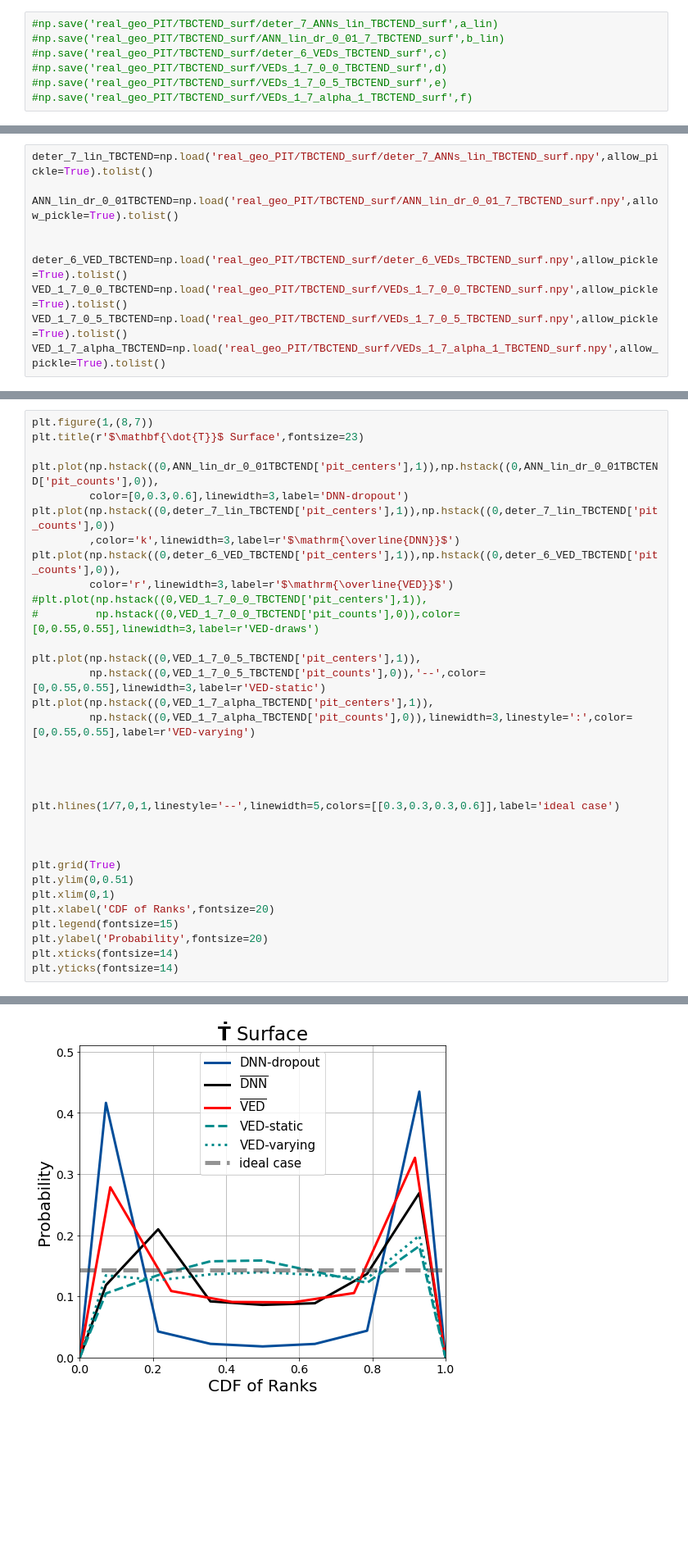
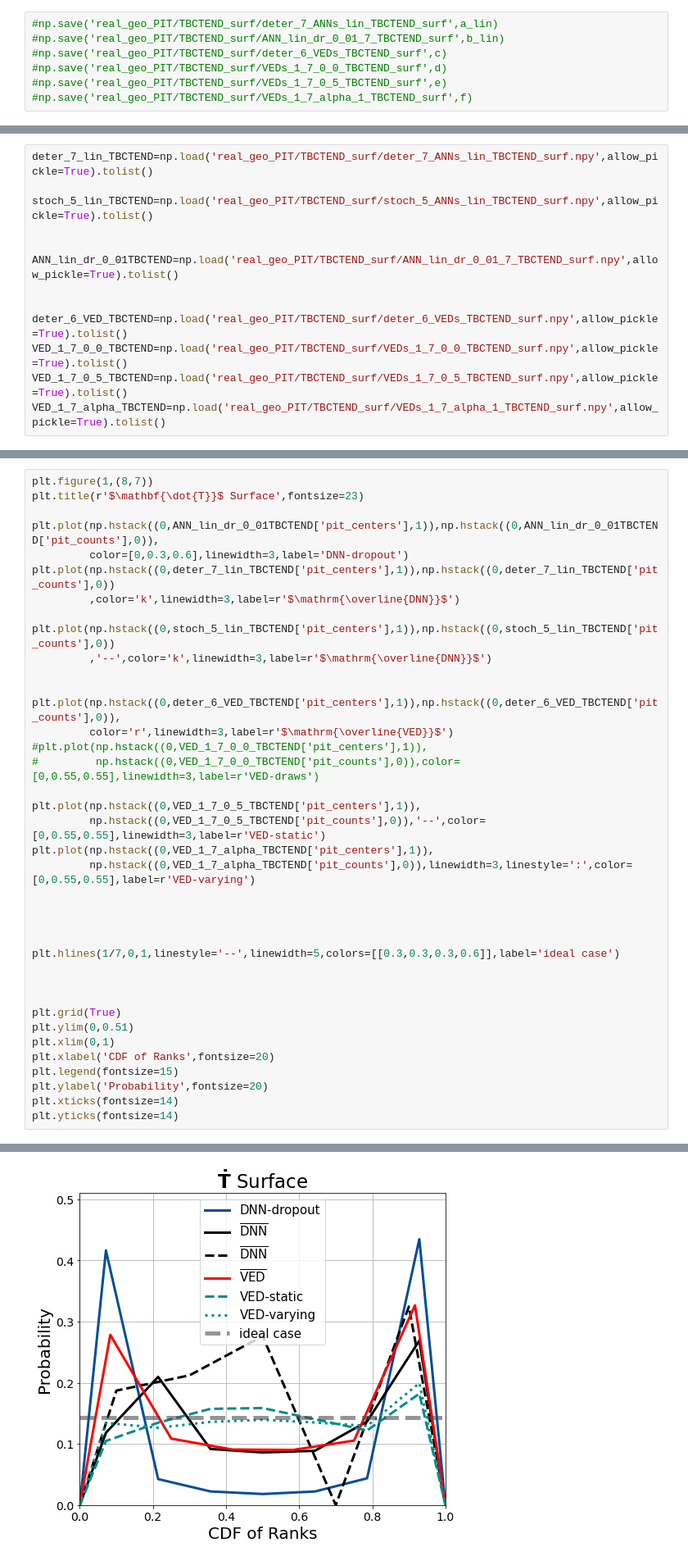
Before and after one commit to EyringMLClimateGroup/behrens24james_SPCESM2_ML_ensembles, a Jupyter notebook: uncertainty_quantification/real_geo_PIT_composite_all_networks_updt.ipynb, the cells around one changed output, grey strips where cells are left out. Shown at 82% size. Cells and saved outputs as stored; diff of their text form; blank space fills up the shorter version.

```diff
--- a/uncertainty_quantification/real_geo_PIT_composite_all_networks_updt.ipynb
+++ b/uncertainty_quantification/real_geo_PIT_composite_all_networks_updt.ipynb
@@ -1456,5 +2403,8 @@ f=get_pit_points_ens(T_surf_tend_VED_alpha_arr_1,VED_T_surf_1_7_7_alpha_arr_1,pi
 # %%
 deter_7_lin_TBCTEND=np.load('real_geo_PIT/TBCTEND_surf/deter_7_ANNs_lin_TBCTEND_surf.npy',allow_pickle=True).tolist()
+
+stoch_5_lin_TBCTEND=np.load('real_geo_PIT/TBCTEND_surf/stoch_5_ANNs_lin_TBCTEND_surf.npy',allow_pickle=True).tolist()
+
 
 ANN_lin_dr_0_01TBCTEND=np.load('real_geo_PIT/TBCTEND_surf/ANN_lin_dr_0_01_7_TBCTEND_surf.npy',allow_pickle=True).tolist()
 
@@ -1600,6 +2578,11 @@ plt.plot(np.hstack((0,ANN_lin_dr_0_01TBCTEND['pit_centers'],1)),np.hstack((0,ANN
          color=[0,0.3,0.6],linewidth=3,label='DNN-dropout')
 plt.plot(np.hstack((0,deter_7_lin_TBCTEND['pit_centers'],1)),np.hstack((0,deter_7_lin_TBCTEND['pit_counts'],0))
          ,color='k',linewidth=3,label=r'$\mathrm{\overline{DNN}}$')
+
+plt.plot(np.hstack((0,stoch_5_lin_TBCTEND['pit_centers'],1)),np.hstack((0,stoch_5_lin_TBCTEND['pit_counts'],0))
+         ,'--',color='k',linewidth=3,label=r'$\mathrm{\overline{DNN}}$')
+
+
 plt.plot(np.hstack((0,deter_6_VED_TBCTEND['pit_centers'],1)),np.hstack((0,deter_6_VED_TBCTEND['pit_counts'],0)),
          color='r',linewidth=3,label=r'$\mathrm{\overline{VED}}$')
 #plt.plot(np.hstack((0,VED_1_7_0_0_TBCTEND['pit_centers'],1)),
@@ -1607,31 +2590,31 @@ plt.plot(np.hstack((0,deter_6_VED_TBCTEND['pit_centers'],1)),np.hstack((0,deter_
 
 plt.plot(np.hstack((0,VED_1_7_0_5_TBCTEND['pit_centers'],1)),
          np.hstack((0,VED_1_7_0_5_TBCTEND['pit_counts'],0)),'--',color=[0,0.55,0.55],linewidth=3,label=r'VED-static')
 plt.plot(np.hstack((0,VED_1_7_alpha_TBCTEND['pit_centers'],1)),
          np.hstack((0,VED_1_7_alpha_TBCTEND['pit_counts'],0)),linewidth=3,linestyle=':',color=[0,0.55,0.55],label=r'VED-varying')
 
 
 
 
 plt.hlines(1/7,0,1,linestyle='--',linewidth=5,colors=[[0.3,0.3,0.3,0.6]],label='ideal case')
 
 
 
 plt.grid(True)
 plt.ylim(0,0.51)
 plt.xlim(0,1)
 plt.xlabel('CDF of Ranks',fontsize=20)
 plt.legend(fontsize=15)
 plt.ylabel('Probability',fontsize=20)
 plt.xticks(fontsize=14)
 plt.yticks(fontsize=14)
 # %% [output]
 (array([0. , 0.1, 0.2, 0.3, 0.4, 0.5, 0.6]),
  [Text(0, 0, ''),
   Text(0, 0, ''),
   Text(0, 0, ''),
   Text(0, 0, ''),
   Text(0, 0, ''),
   Text(0, 0, ''),
   Text(0, 0, '')])
-[figure, old version]
+[figure, new version]
```
Also changed, not shown: parts of 56 cells of this notebook, 1 other file.
